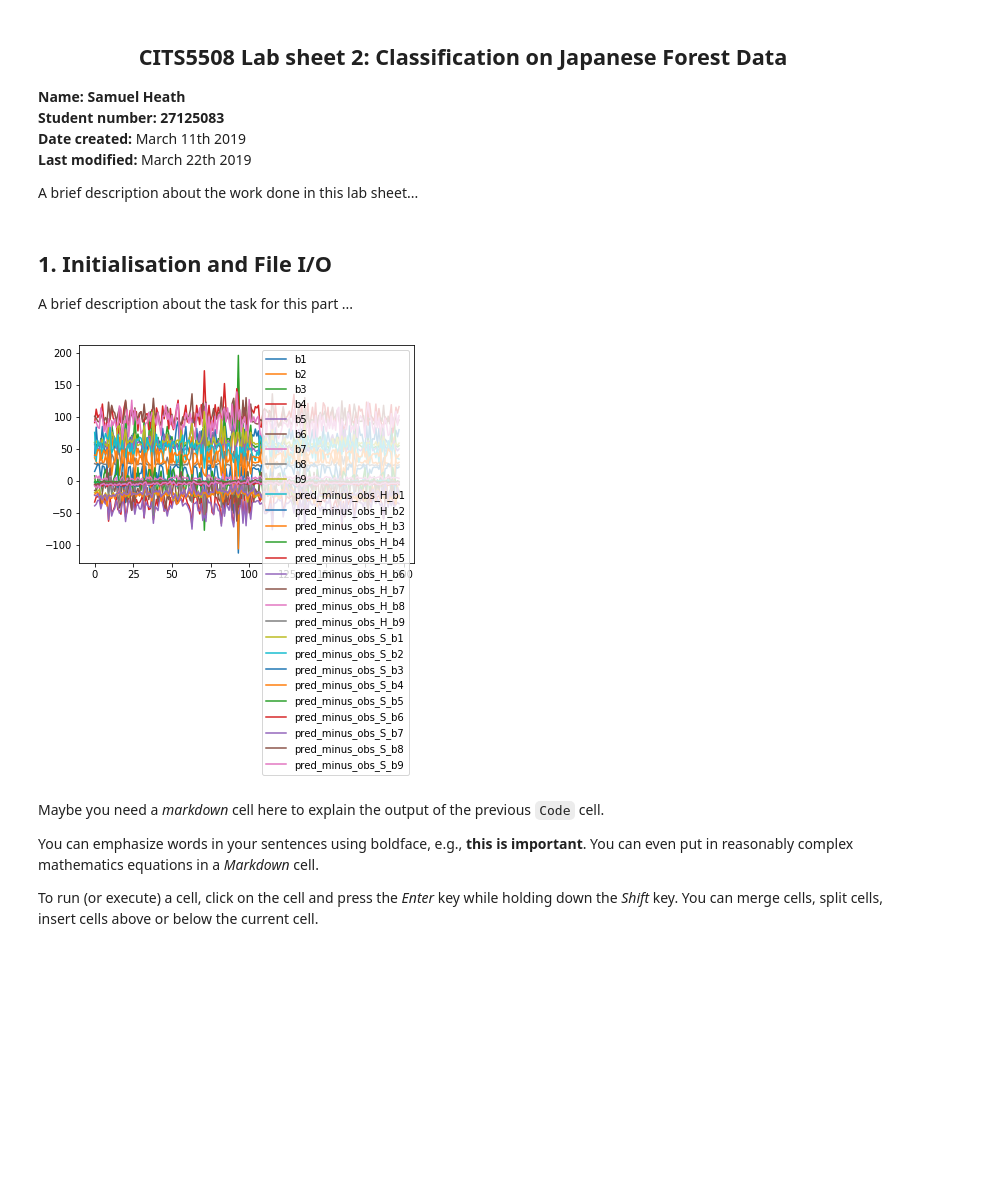
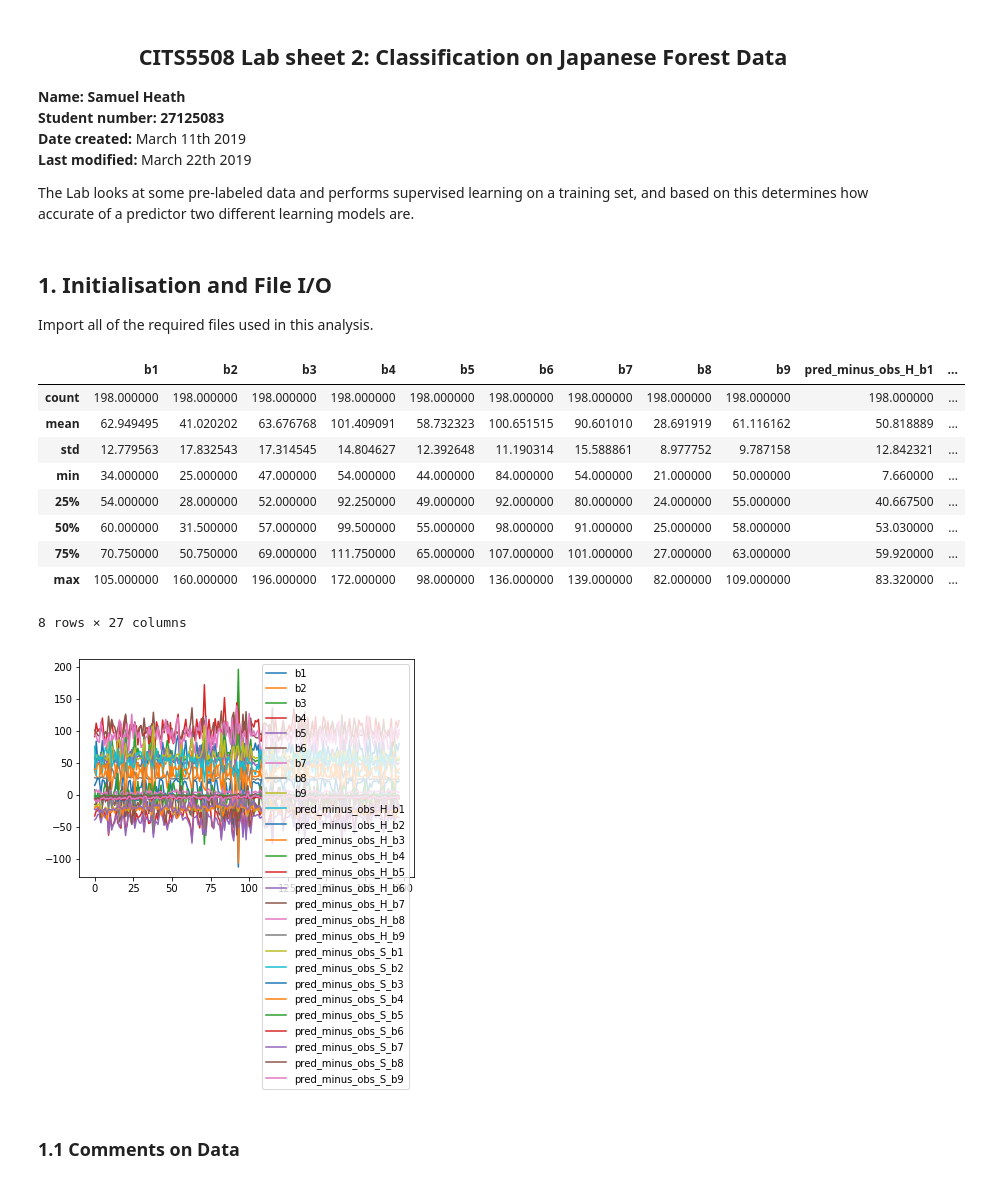
Before and after one commit to SamuelHeath/handson-ml, a Jupyter notebook: labs/lab2/lab02.ipynb, the cells around one changed output. Cells and saved outputs as stored; diff of their text form; code cells hidden in the pictures; blank space fills up the shorter version.

```diff
--- a/labs/lab2/lab02.ipynb
+++ b/labs/lab2/lab02.ipynb
@@ -6,11 +6,11 @@
 **Date created:** March 11th 2019<br>
 **Last modified:** March 22th 2019<br>
 
-A brief description about the work done in this lab sheet...
+The Lab looks at some pre-labeled data and performs supervised learning on a training set, and based on this determines how accurate of a predictor two different learning models are.
 # %% [markdown]
 ## 1. Initialisation and File I/O
 
-A brief description about the task for this part ...
+Import all of the required files used in this analysis.
 # %%
 import numpy as np
 import pandas as pd
@@ -20,16 +20,25 @@ import matplotlib.pyplot as plt
 training_set = pd.read_csv('training.csv')
 testing_set = pd.read_csv('testing.csv')
 
-# Display what the raw data stored looks like
-training_set.head()
-
-training_set.plot()
-plt.show()
+import warnings
+warnings.filterwarnings(action="ignore", message="^internal gelsd")
-# %% [output]
-[figure, removed]
-# %% [markdown]
-Maybe you need a *markdown* cell here to explain the output of the previous `Code` cell.
-
-You can emphasize words in your sentences using boldface, e.g., **this is important**. You can even put in reasonably complex mathematics equations in a *Markdown* cell.
-
-To run (or execute) a cell, click on the cell and press the *Enter* key while holding down the *Shift* key. You can merge cells, split cells, insert cells above or below the current cell.
+# %%
+training_set.plot()
+
+# Display what the raw data stored looks like
+training_set.head()
+training_set.describe()
+# %% [output]
+|  | b1 | b2 | b3 | b4 | b5 | b6 | b7 | b8 | b9 | pred_minus_obs_H_b1 | ... |
+| count | 198.000000 | 198.000000 | 198.000000 | 198.000000 | 198.000000 | 198.000000 | 198.000000 | 198.000000 | 198.000000 | 198.000000 | ... |
+| mean | 62.949495 | 41.020202 | 63.676768 | 101.409091 | 58.732323 | 100.651515 | 90.601010 | 28.691919 | 61.116162 | 50.818889 | ... |
+| std | 12.779563 | 17.832543 | 17.314545 | 14.804627 | 12.392648 | 11.190314 | 15.588861 | 8.977752 | 9.787158 | 12.842321 | ... |
+| min | 34.000000 | 25.000000 | 47.000000 | 54.000000 | 44.000000 | 84.000000 | 54.000000 | 21.000000 | 50.000000 | 7.660000 | ... |
+| 25% | 54.000000 | 28.000000 | 52.000000 | 92.250000 | 49.000000 | 92.000000 | 80.000000 | 24.000000 | 55.000000 | 40.667500 | ... |
+| 50% | 60.000000 | 31.500000 | 57.000000 | 99.500000 | 55.000000 | 98.000000 | 91.000000 | 25.000000 | 58.000000 | 53.030000 | ... |
+| 75% | 70.750000 | 50.750000 | 69.000000 | 111.750000 | 65.000000 | 107.000000 | 101.000000 | 27.000000 | 63.000000 | 59.920000 | ... |
+| max | 105.000000 | 160.000000 | 196.000000 | 172.000000 | 98.000000 | 136.000000 | 139.000000 | 82.000000 | 109.000000 | 83.320000 | ... |
+8 rows × 27 columns
+[figure, added]
+# %% [markdown]
+### 1.1 Comments on Data
```
Also changed, not shown: parts of 29 cells of this notebook.
